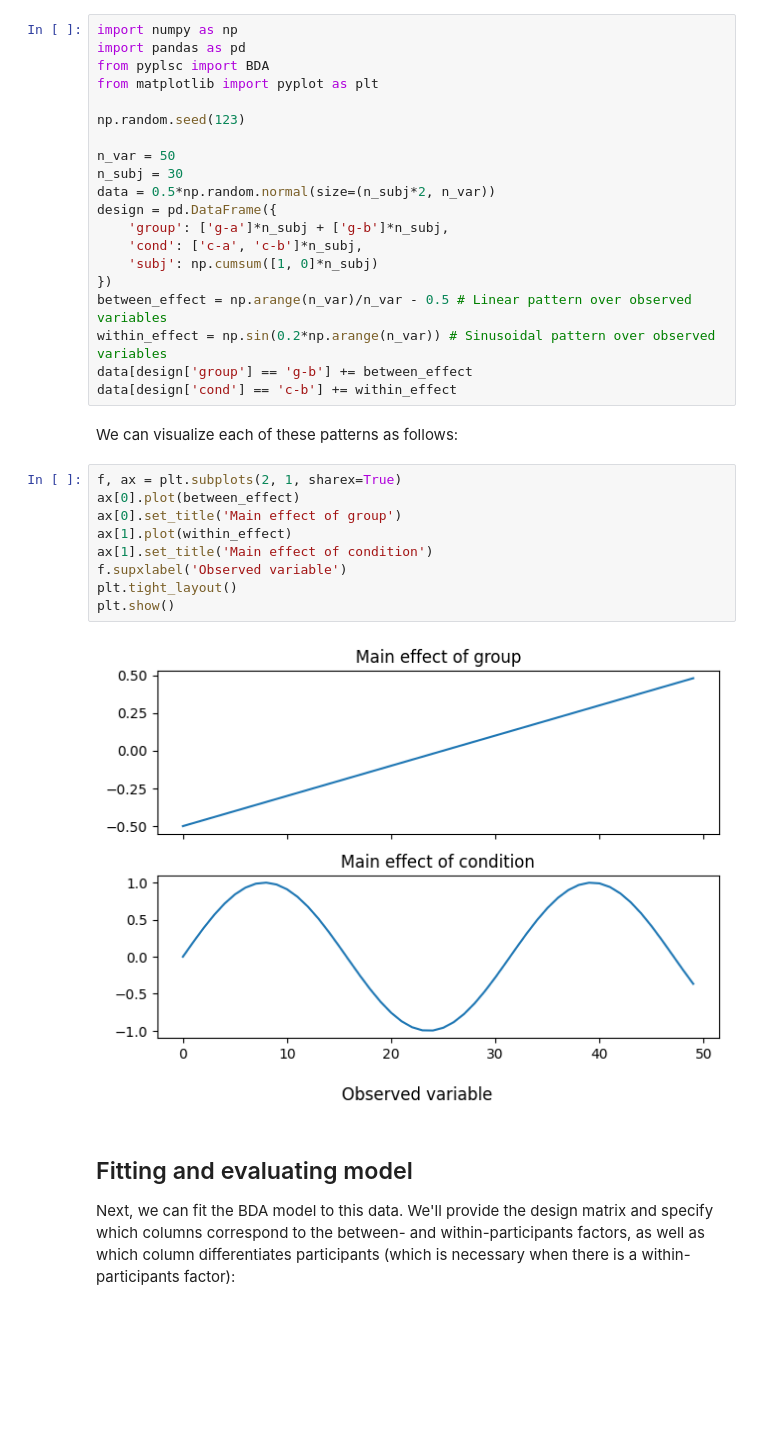
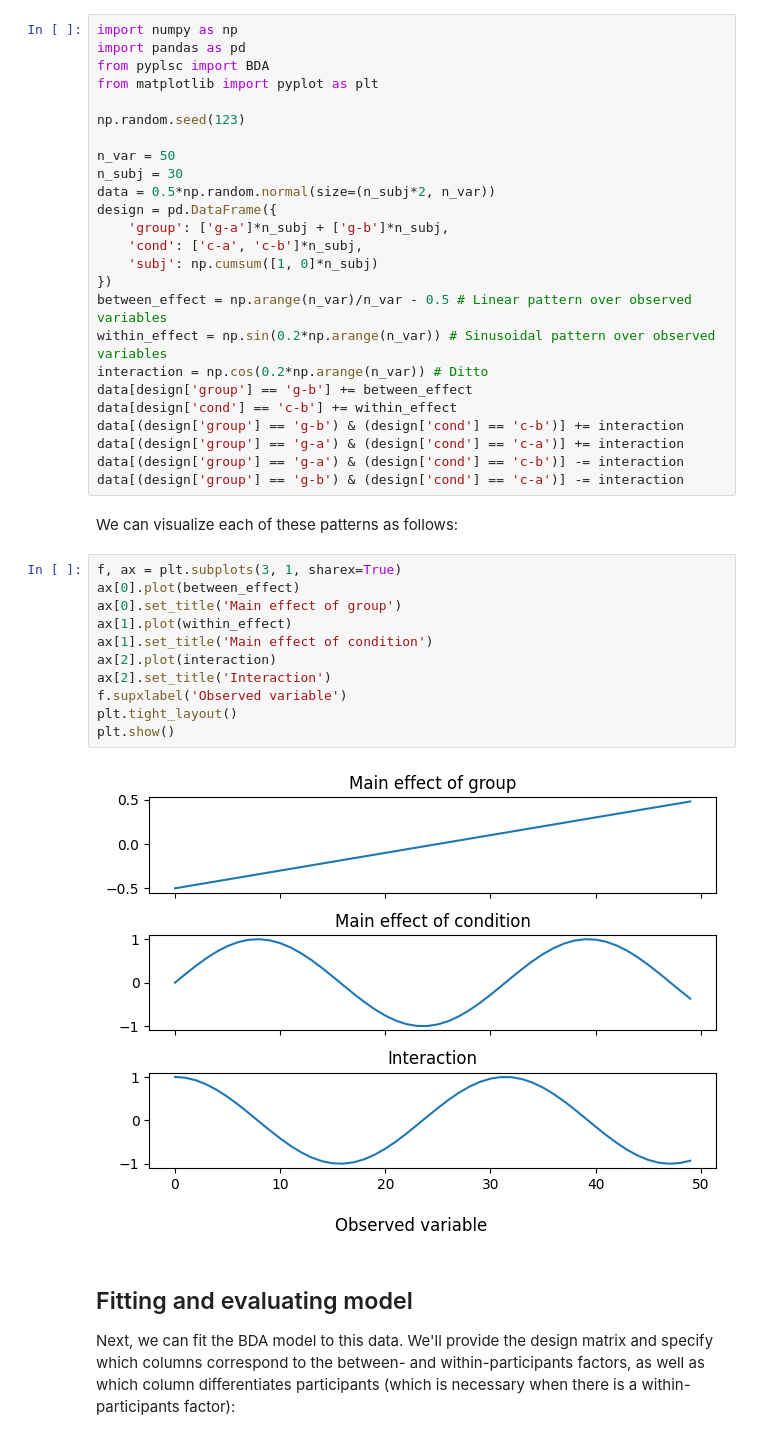
Before and after one commit to kinleyid/pyplsc, a Jupyter notebook: docs/source/notebooks/BDA.ipynb, the cells around one changed output. Drawn from its saved outputs; the diff is of its cells as text; blank space fills up the shorter version.

```diff
--- a/docs/source/notebooks/BDA.ipynb
+++ b/docs/source/notebooks/BDA.ipynb
@@ -24,21 +24,28 @@ design = pd.DataFrame({
 })
 between_effect = np.arange(n_var)/n_var - 0.5 # Linear pattern over observed variables
 within_effect = np.sin(0.2*np.arange(n_var)) # Sinusoidal pattern over observed variables
+interaction = np.cos(0.2*np.arange(n_var)) # Ditto
 data[design['group'] == 'g-b'] += between_effect
 data[design['cond'] == 'c-b'] += within_effect
+data[(design['group'] == 'g-b') & (design['cond'] == 'c-b')] += interaction
+data[(design['group'] == 'g-a') & (design['cond'] == 'c-a')] += interaction
+data[(design['group'] == 'g-a') & (design['cond'] == 'c-b')] -= interaction
+data[(design['group'] == 'g-b') & (design['cond'] == 'c-a')] -= interaction
 # %% [markdown]
 We can visualize each of these patterns as follows:
 # %%
-f, ax = plt.subplots(2, 1, sharex=True)
+f, ax = plt.subplots(3, 1, sharex=True)
 ax[0].plot(between_effect)
 ax[0].set_title('Main effect of group')
 ax[1].plot(within_effect)
 ax[1].set_title('Main effect of condition')
+ax[2].plot(interaction)
+ax[2].set_title('Interaction')
 f.supxlabel('Observed variable')
 plt.tight_layout()
 plt.show()
 # %% [output]
-[figure, old version]
+[figure, new version]
 # %% [markdown]
 ## Fitting and evaluating model
 
```
Also changed, not shown: parts of 7 cells of this notebook, 2 other files.
